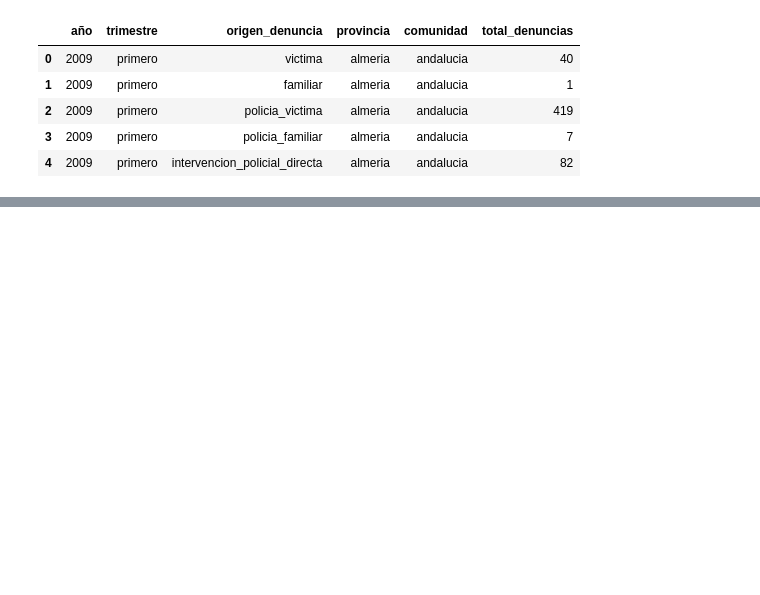
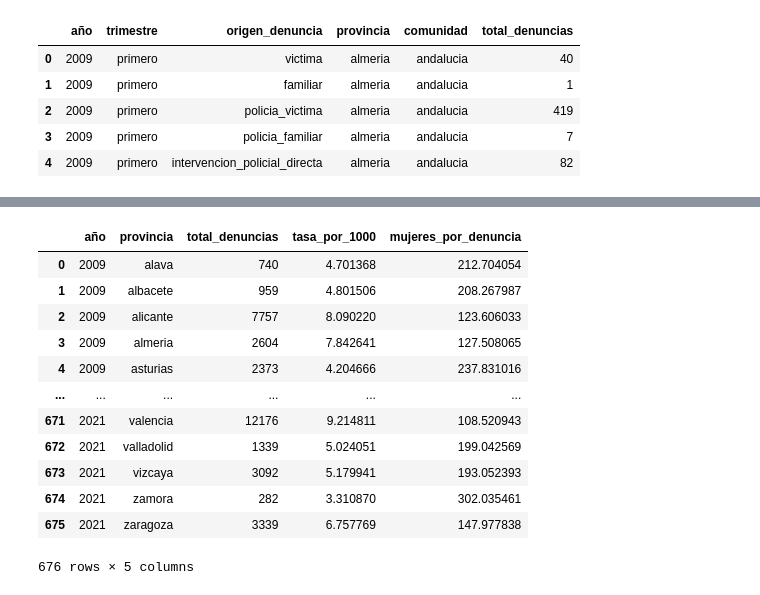
Before and after one commit to NoeRoson/Final_project, a Jupyter notebook: code/graficos.ipynb, the cells around one changed output, grey strips where cells are left out. Saved outputs shown, nothing was run; the diff lists cells and outputs as text; code cells hidden in the pictures; blank space fills up the shorter version.

```diff
--- a/code/graficos.ipynb
+++ b/code/graficos.ipynb
@@ -94,0 +94,16 @@ llam.head()
+# %%
+denu_combi
+# %% [output]
+|  | año | provincia | total_denuncias | tasa_por_1000 | mujeres_por_denuncia |
+| 0 | 2009 | alava | 740 | 4.701368 | 212.704054 |
+| 1 | 2009 | albacete | 959 | 4.801506 | 208.267987 |
+| 2 | 2009 | alicante | 7757 | 8.090220 | 123.606033 |
+| 3 | 2009 | almeria | 2604 | 7.842641 | 127.508065 |
+| 4 | 2009 | asturias | 2373 | 4.204666 | 237.831016 |
+| ... | ... | ... | ... | ... | ... |
+| 671 | 2021 | valencia | 12176 | 9.214811 | 108.520943 |
+| 672 | 2021 | valladolid | 1339 | 5.024051 | 199.042569 |
+| 673 | 2021 | vizcaya | 3092 | 5.179941 | 193.052393 |
+| 674 | 2021 | zamora | 282 | 3.310870 | 302.035461 |
+| 675 | 2021 | zaragoza | 3339 | 6.757769 | 147.977838 |
+676 rows × 5 columns
```
Also changed, not shown: parts of 27 cells of this notebook, 4 other files.
